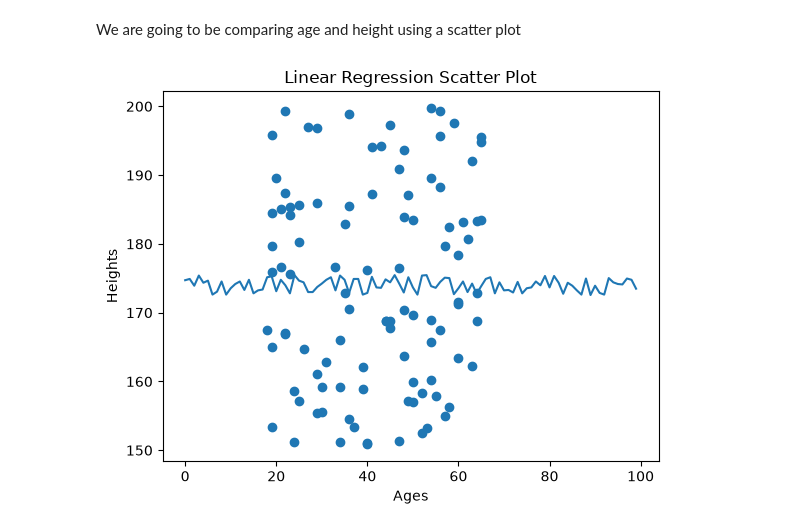
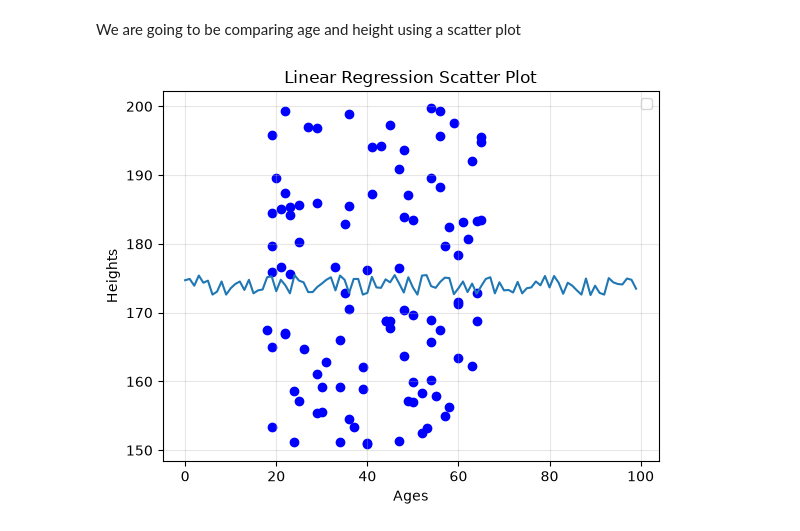
Before and after one commit to davidanukam/CSNotes, a Jupyter notebook: Year3/3000/examples/LinearRegression/linear_regression.ipynb, the cells around one changed output. Cells and saved outputs as stored; diff of their text form; code cells hidden in the pictures.

```diff
--- a/Year3/3000/examples/LinearRegression/linear_regression.ipynb
+++ b/Year3/3000/examples/LinearRegression/linear_regression.ipynb
@@ -33,14 +33,17 @@ b = height_mean - a * age_mean
 
 y_hat = a * ages + b
 # %%
-plt.scatter(ages, heights)
+plt.scatter(ages, heights, color="blue", label='Data Points')
 
 plt.plot(y_hat)
+# plt.axline(xy1=(0, b), slope=m, color='red', linestyle='--', label=f'Fit: y = {m:.2f}x + {b:.2f}')
 
 plt.title("Linear Regression Scatter Plot")
 plt.xlabel("Ages")
 plt.ylabel("Heights")
+plt.legend()
+plt.grid(True, alpha=0.3)
 
 plt.show()
 # %% [output]
-[figure, old version]
+[figure, new version]
```
